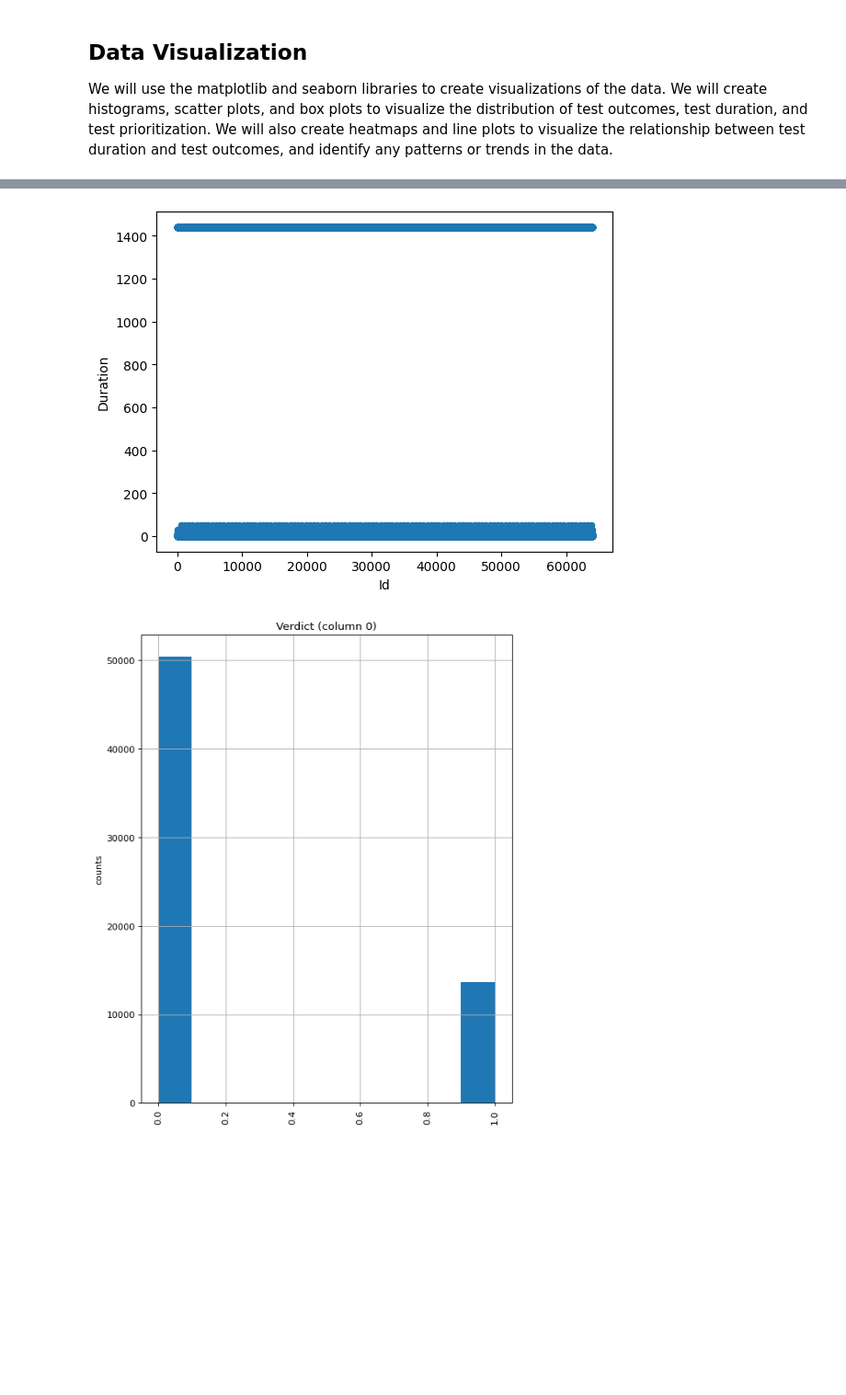
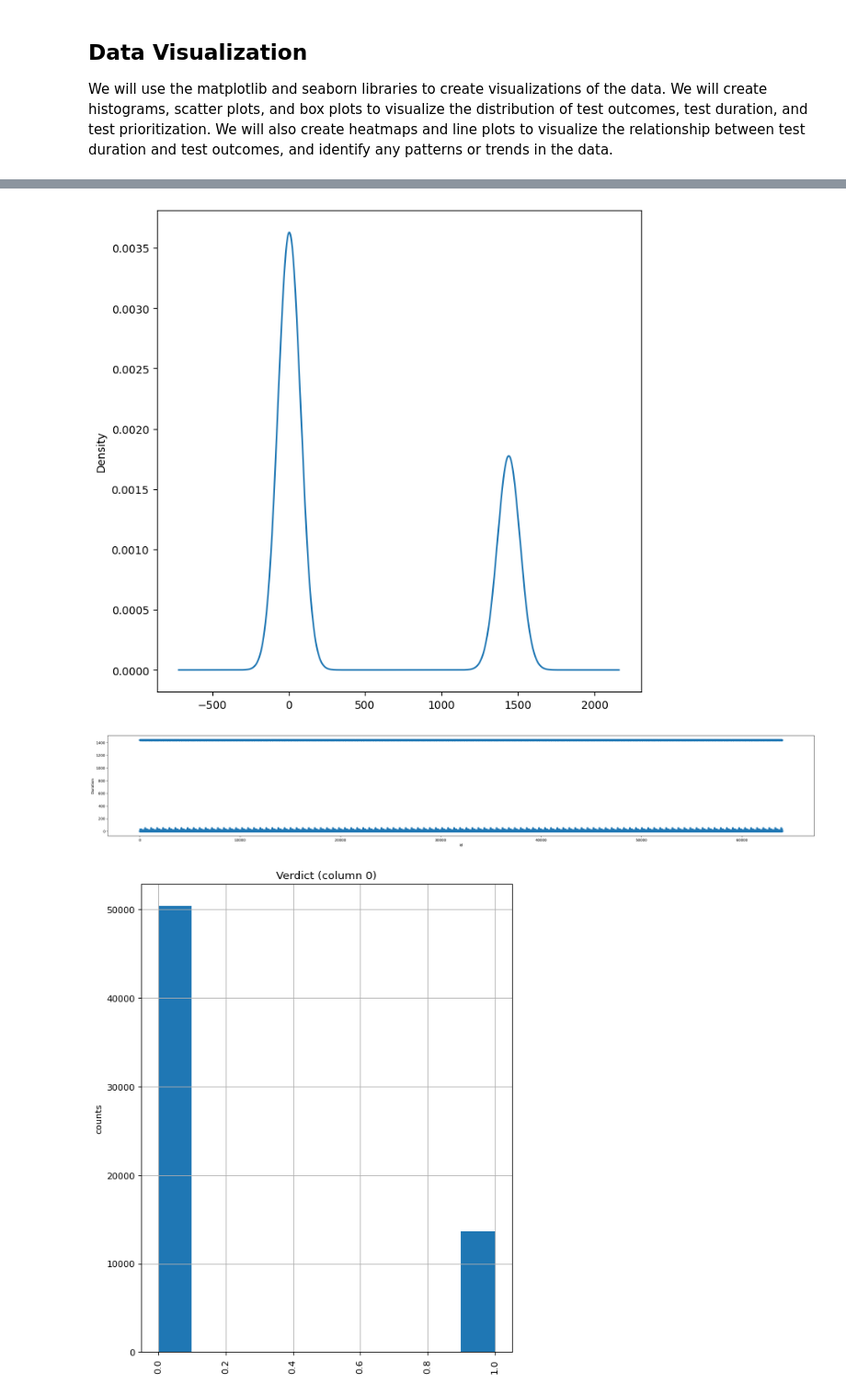
Before and after one commit to amruthvvkp/ai-playground, a Jupyter notebook: datascience_principles/assignment/report.ipynb, the cells around one changed output, grey strips where cells are left out. Shown at 92% size. Saved outputs shown, nothing was run; the diff lists cells and outputs as text; code cells hidden in the pictures; blank space fills up the shorter version.

```diff
--- a/datascience_principles/assignment/report.ipynb
+++ b/datascience_principles/assignment/report.ipynb
@@ -155,7 +176,27 @@ plt.show()
+# %%
+# Plot standard deviation of the dataset for test execution times
+def plot_standard_deviation(data_df: pd.DataFrame):
+    """Plot the standard deviation of the dataset for test execution times
+
+    :param data_df: The dataset to plot
+    """
+    data_df["Duration"].plot(kind="kde")
+    plt.gcf().set_size_inches(8, 8)
+    plt.show()
+
+
+plot_standard_deviation(data_df)
+# %% [output]
+[figure, added]
 # %%
-# We can also visualize the outliers using a scatter plot
-data_df.plot(kind="scatter", x="Id", y="Duration")
-plt.show()
+def plot_outliers():
+    """Plot the outliers in the dataset using a scatter plot"""
+    data_df.plot(kind="scatter", x="Id", y="Duration")
+    plt.gcf().set_size_inches(35, 5)
+    plt.show()
+
+
+plot_outliers()
 # %% [output]
-[figure, old version]
+[figure, new version]
 # %%
```
Also changed, not shown: parts of 9 cells of this notebook.
